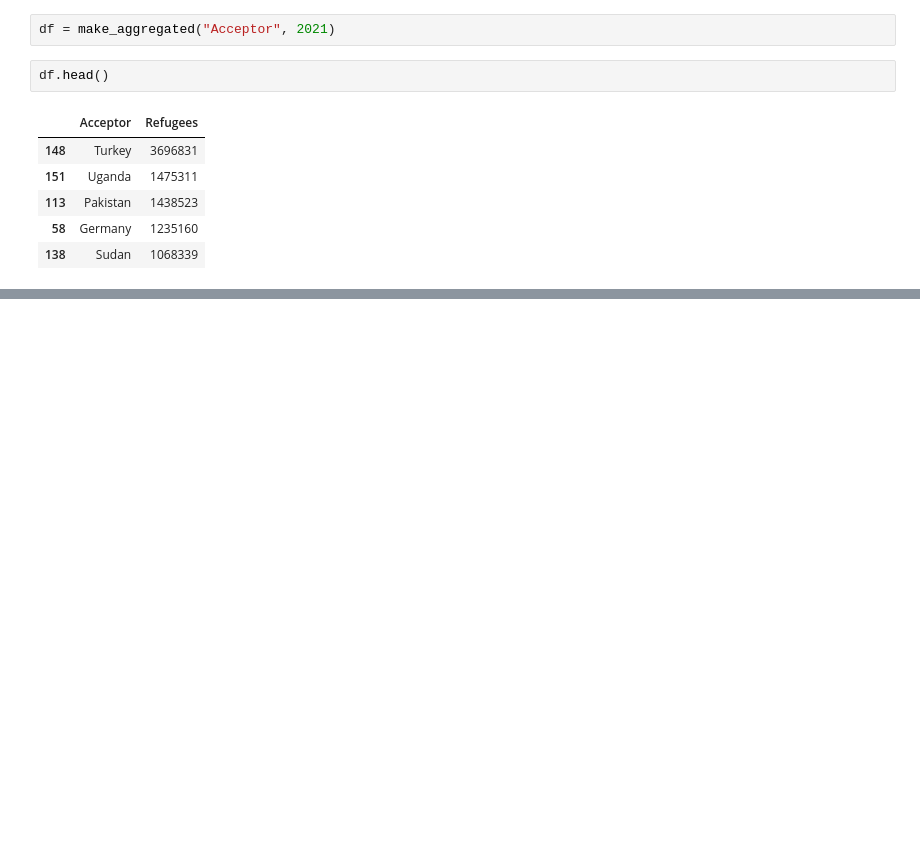
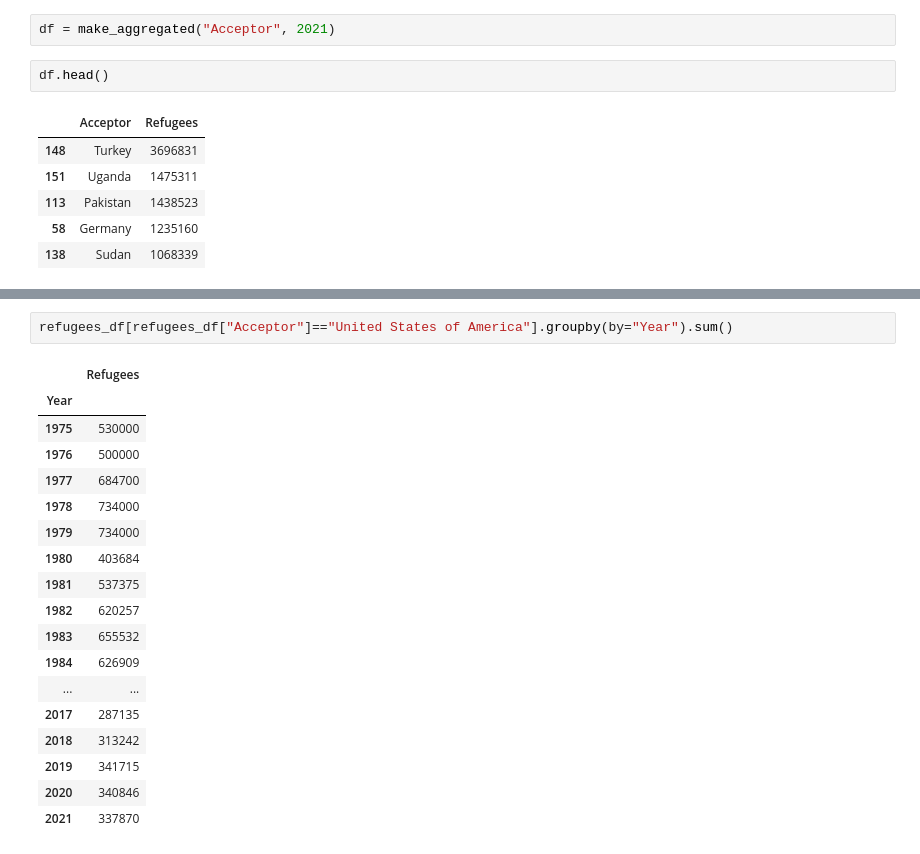
Before and after one commit to nss-data-science-cohort-7/un-exploration-sourish33, a Jupyter notebook: notebooks/refugees.ipynb, the cells around one changed output, grey strips where cells are left out. Saved outputs shown, nothing was run; the diff lists cells and outputs as text; blank space fills up the shorter version.

Commit message:
building function to calculate the number of refugees per year

```diff
--- a/notebooks/refugees.ipynb
+++ b/notebooks/refugees.ipynb
@@ -163,0 +199,21 @@ df.head()
+# %%
+refugees_df[refugees_df["Acceptor"]=="United States of America"].groupby(by="Year").sum()
+# %% [output]
+|  | Refugees |
+| Year |  |
+| 1975 | 530000 |
+| 1976 | 500000 |
+| 1977 | 684700 |
+| 1978 | 734000 |
+| 1979 | 734000 |
+| 1980 | 403684 |
+| 1981 | 537375 |
+| 1982 | 620257 |
+| 1983 | 655532 |
+| 1984 | 626909 |
+| ... | ... |
+| 2017 | 287135 |
+| 2018 | 313242 |
+| 2019 | 341715 |
+| 2020 | 340846 |
+| 2021 | 337870 |
```
Also changed, not shown: parts of 6 cells of this notebook.
